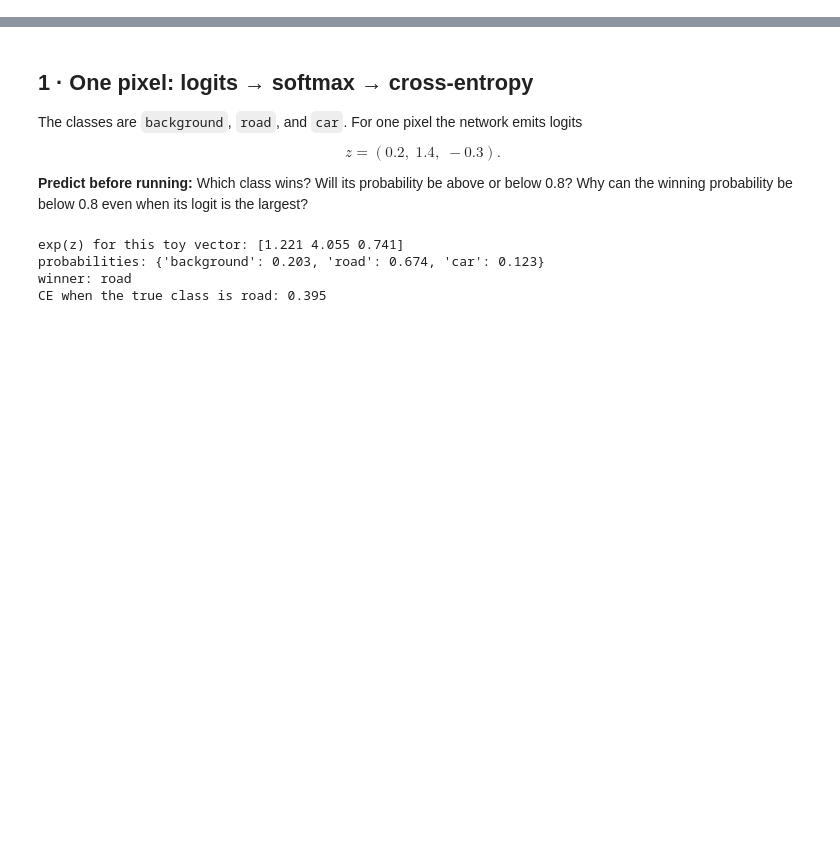
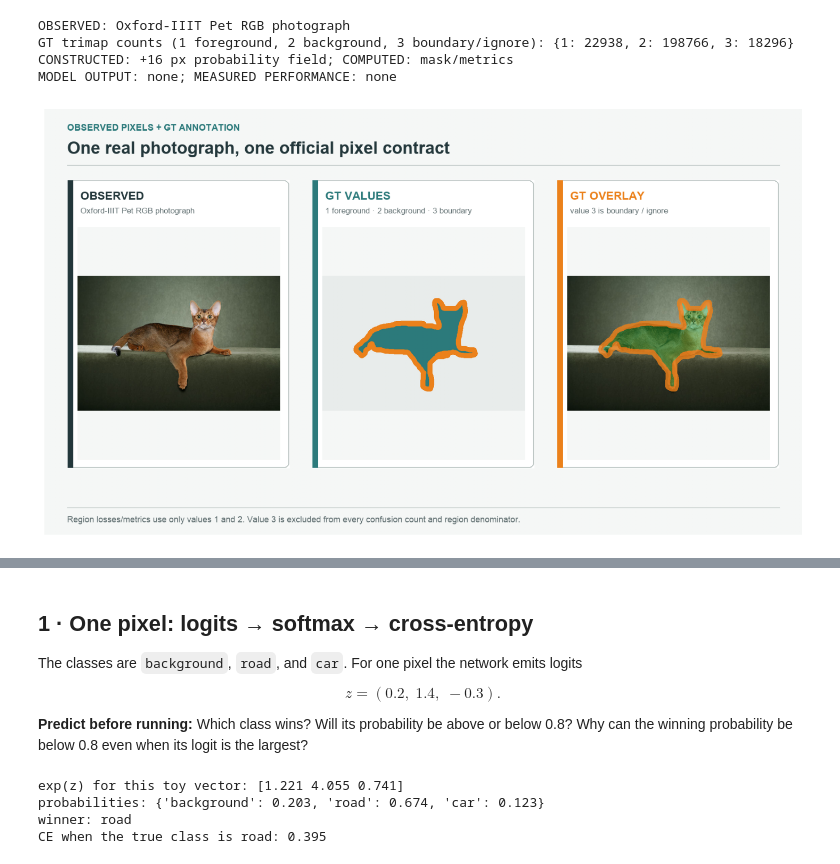
Before and after one commit to nipunbatra/dl-teaching, a Jupyter notebook: notebooks/L10/01_dice_vs_ce_toy_masks.ipynb, the cells around one changed output, grey strips where cells are left out. Cells and saved outputs as stored; diff of their text form; code cells hidden in the pictures; blank space fills up the shorter version.

Commit message:
Ground Lecture 11 segmentation in real mask evidence

```diff
--- a/notebooks/L10/01_dice_vs_ce_toy_masks.ipynb
+++ b/notebooks/L10/01_dice_vs_ce_toy_masks.ipynb
@@ -16,0 +31,75 @@ plt.rcParams.update({"figure.dpi": 120, "axes.spines.top": False, "axes.spines.r
+# %%
+RAW_ROOT = 'https://raw.githubusercontent.com/nipunbatra/dl-teaching/master/'
+ASSET_SPECS = {
+    'manifest': ('shared/vision-evidence/oxford-iiit-pet/l10/evidence.json', 'b9d0a65cb38bf09253af5e072cee9bf46adfa3b50b9a5f91ef8ada98dc3bfa4a'),
+    'metrics': ('shared/vision-evidence/oxford-iiit-pet/l10/metrics.csv', 'e4f50ebbc5b2a451495a40f601f2e34fe5fc025e7ed456e7f119c60d9e09d0ff'),
+    'arrays': ('shared/vision-evidence/oxford-iiit-pet/l10/real-mask-arrays.npz', '47260e94e2704a0fc725ee65fbef0741c54c616113882429dde76324f4bb3906'),
+    'contract_plate': ('shared/vision-evidence/oxford-iiit-pet/l10/real-trimap-contract.png', '09cde7df41acdfed4d4d3842216a1dcc5e212e758919c68b85dd4fab307fea7b'),
+    'construction_plate': ('shared/vision-evidence/oxford-iiit-pet/l10/constructed-probability-mask.png', 'ed5ddf47ce115bb0ac0e989cce2cc19b8c2b96c7851844c26a90cf12e3e85fec'),
+    'error_plate': ('shared/vision-evidence/oxford-iiit-pet/l10/real-error-overlay.png', '21077905a234b32e542fcb340e4921704f6f55edde098d7e30162a1fe9ac8fc6'),
+    'audit_plate': ('shared/vision-evidence/oxford-iiit-pet/l10/region-boundary-audit.png', '3e21b2f96068d9b85df7ee025906596e64a115c9a99eab555bbf6599f1223623'),
+    'photo': ('shared/vision-evidence/oxford-iiit-pet/Abyssinian_1.jpg', '2533197401eebe9410ea4d063f86c43fbd2666f3e8165a38aca155c0d09c21be'),
+    'trimap': ('shared/vision-evidence/oxford-iiit-pet/Abyssinian_1-trimap.png', 'a39ce8ec0363178918cb257844125e3aa7773a3acd4ca8b84780d62c1fa6f220'),
+}
+
+def sha256(path):
+    return hashlib.sha256(Path(path).read_bytes()).hexdigest()
+
+def local_first(key):
+    rel, expected = ASSET_SPECS[key]
+    for root in (Path.cwd(), *Path.cwd().parents):
+        candidate = root / rel
+        if candidate.is_file():
+            actual = sha256(candidate)
+            assert actual == expected, f'{key}: local SHA mismatch {actual}'
+            return candidate
+    cache = Path(tempfile.gettempdir()) / 'dl-teaching-l10-evidence'
+    cache.mkdir(parents=True, exist_ok=True)
+    target = cache / Path(rel).name
+    if not target.is_file() or sha256(target) != expected:
+        urlretrieve(RAW_ROOT + rel, target)
+    actual = sha256(target)
+    assert actual == expected, f'{key}: downloaded SHA mismatch {actual}'
+    return target
+
+manifest = json.loads(local_first('manifest').read_text())
+assert manifest['schema_version'] == 1
+assert manifest['build']['builder_sha256'] == '57c614da0ebada58293032064e8c4ad5c8d2c0e396d3bb8a91d1771ce06247d7'
+assert manifest['taxonomy']['model_output'] == []
+assert manifest['taxonomy']['measured_performance'] == []
+
+photo = plt.imread(local_first('photo'))
+raw_trimap = plt.imread(local_first('trimap'))
+if np.issubdtype(raw_trimap.dtype, np.floating):
+    raw_trimap = np.rint(raw_trimap * 255).astype(np.uint8)
+else:
+    raw_trimap = raw_trimap.astype(np.uint8)
+arrays = np.load(local_first('arrays'))
+trimap = arrays['trimap']
+valid_real = arrays['valid']
+g_real = arrays['gt']
+p_real = arrays['probability']
+pred_real = arrays['prediction']
+
+assert photo.shape[:2] == (400, 600)
+assert np.array_equal(raw_trimap, trimap)
+assert set(np.unique(trimap).tolist()) == {1, 2, 3}
+assert np.array_equal(valid_real, trimap != 3)
+assert np.array_equal(g_real, trimap == 1)
+trimap_counts = {int(value): int((trimap == value).sum()) for value in (1, 2, 3)}
+assert trimap_counts == {1: 22938, 2: 198766, 3: 18296}
+print('OBSERVED: Oxford-IIIT Pet RGB photograph')
+print('GT trimap counts (1 foreground, 2 background, 3 boundary/ignore):', trimap_counts)
+print('CONSTRUCTED: +16 px probability field; COMPUTED: mask/metrics')
+print('MODEL OUTPUT: none; MEASURED PERFORMANCE: none')
+
+fig, ax = plt.subplots(figsize=(12, 6.75), constrained_layout=True)
+ax.imshow(plt.imread(local_first('contract_plate')))
+ax.axis('off')
+plt.show()
+# %% [output]
+OBSERVED: Oxford-IIIT Pet RGB photograph
+GT trimap counts (1 foreground, 2 background, 3 boundary/ignore): {1: 22938, 2: 198766, 3: 18296}
+CONSTRUCTED: +16 px probability field; COMPUTED: mask/metrics
+MODEL OUTPUT: none; MEASURED PERFORMANCE: none
+[figure, added]
```
Also changed, not shown: parts of 7 cells of this notebook, 13 other files.
